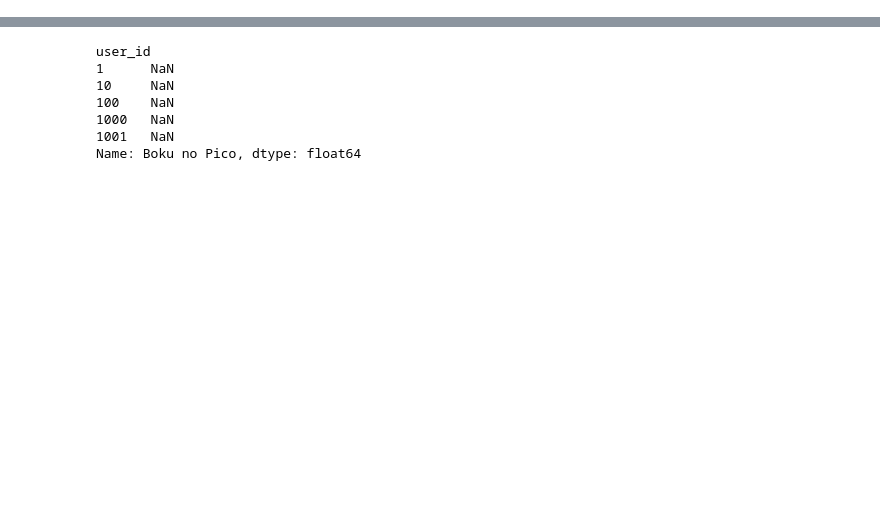
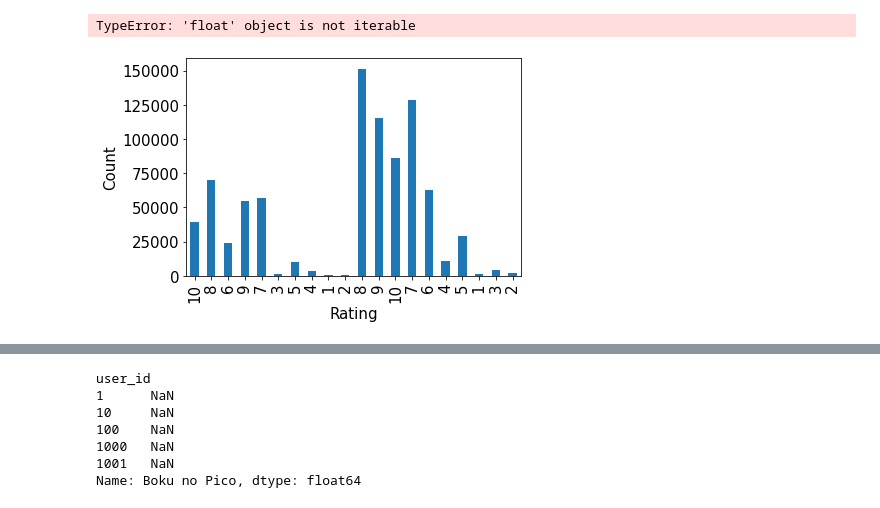
Before and after one commit to Capstone-Project-group/Recommender-System, a Jupyter notebook: Data-Prep.ipynb, the cells around one changed output, grey strips where cells are left out. Drawn from its saved outputs; the diff is of its cells as text; code cells hidden in the pictures; blank space fills up the shorter version.

```diff
--- a/Data-Prep.ipynb
+++ b/Data-Prep.ipynb
@@ -21,0 +73,21 @@ anime_ratings.tail()
+# %%
+anime_genre = anime['genre'].values.tolist()
+genre = set()
+for gen in anime_genre:
+    for g in gen:
+        genre.add(g)
+for gen in genre:
+    print(gen)
+# %% [output]
+TypeError: 'float' object is not iterable
+# %%
+
+import matplotlib.pyplot as plt
+
+plt.rc("font", size=15)
+ratings.rating.value_counts(sort=False).plot(kind='bar')
+plt.xlabel('Rating')
+plt.ylabel('Count')
+plt.show()
+# %% [output]
+[figure, added]
```
Also changed, not shown: parts of 13 cells of this notebook, 1 other file.
